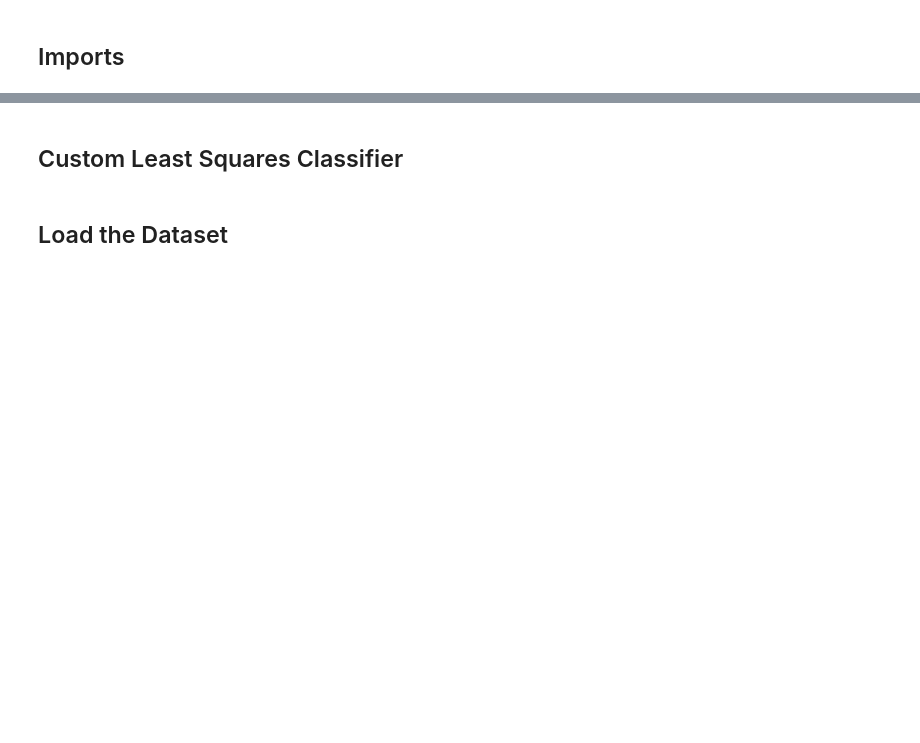
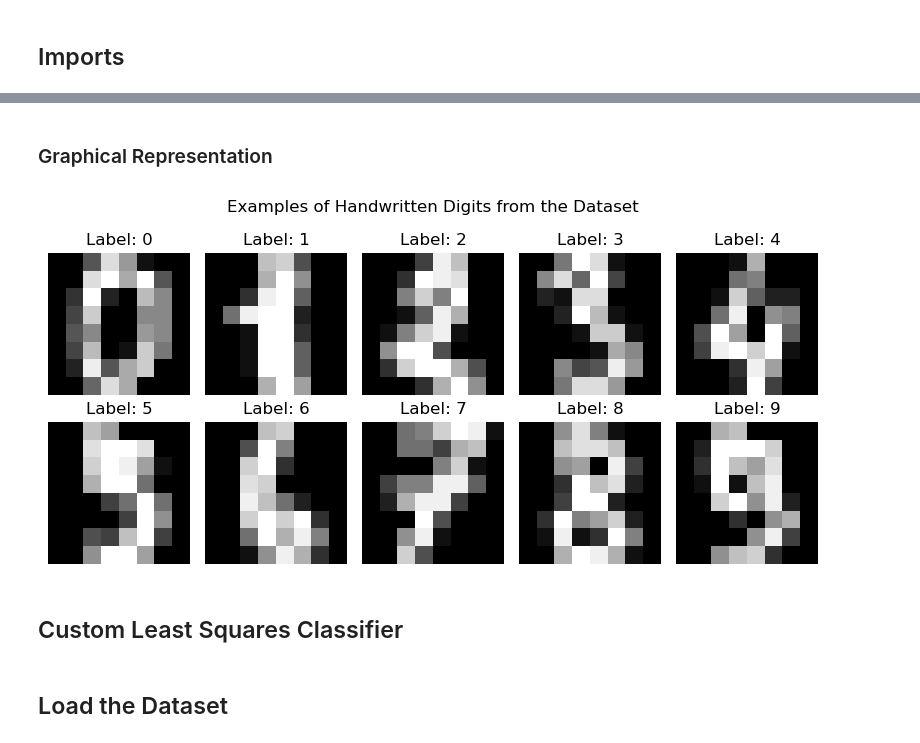
Before and after one commit to DimosPlavos/MachineLearningCustomAlgorithms, a Jupyter notebook: LeastSquares.ipynb, the cells around one changed output, grey strips where cells are left out. Cells and saved outputs as stored; diff of their text form; code cells hidden in the pictures; blank space fills up the shorter version.

```diff
--- a/LeastSquares.ipynb
+++ b/LeastSquares.ipynb
@@ -10,3 +21,23 @@ from sklearn.svm import LinearSVC
+# %% [markdown]
+### Graphical Representation
+# %%
+# Load the dataset
+digits = load_digits()
+
+# Set up the figure size and grid
+fig, axes = plt.subplots(nrows=2, ncols=5, figsize=(8, 4))
+fig.suptitle('Examples of Handwritten Digits from the Dataset')
+
+# Plot examples of the digits
+for ax, img, label in zip(axes.flat, digits.images, digits.target):
+    ax.imshow(img, cmap='gray')
+    ax.set_title(f'Label: {label}')
+    ax.axis('off')
+
+plt.tight_layout()
+plt.show()
+# %% [output]
+[figure, added]
 # %% [markdown]
 ## Custom Least Squares Classifier
 # %%
```
Also changed, not shown: parts of 5 cells of this notebook, 2 other files.
